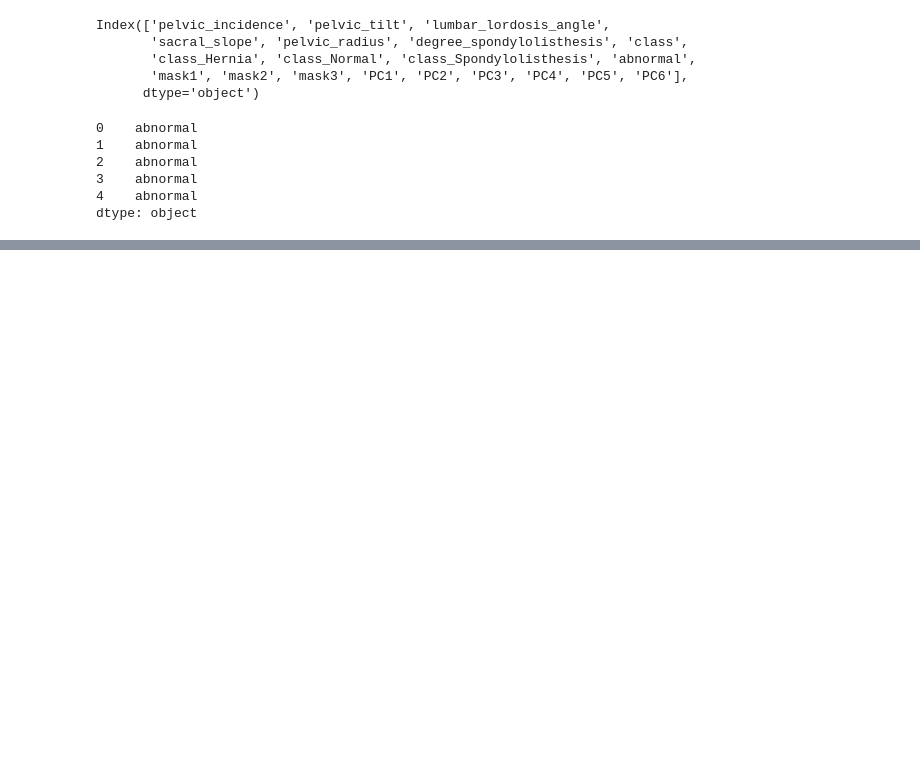
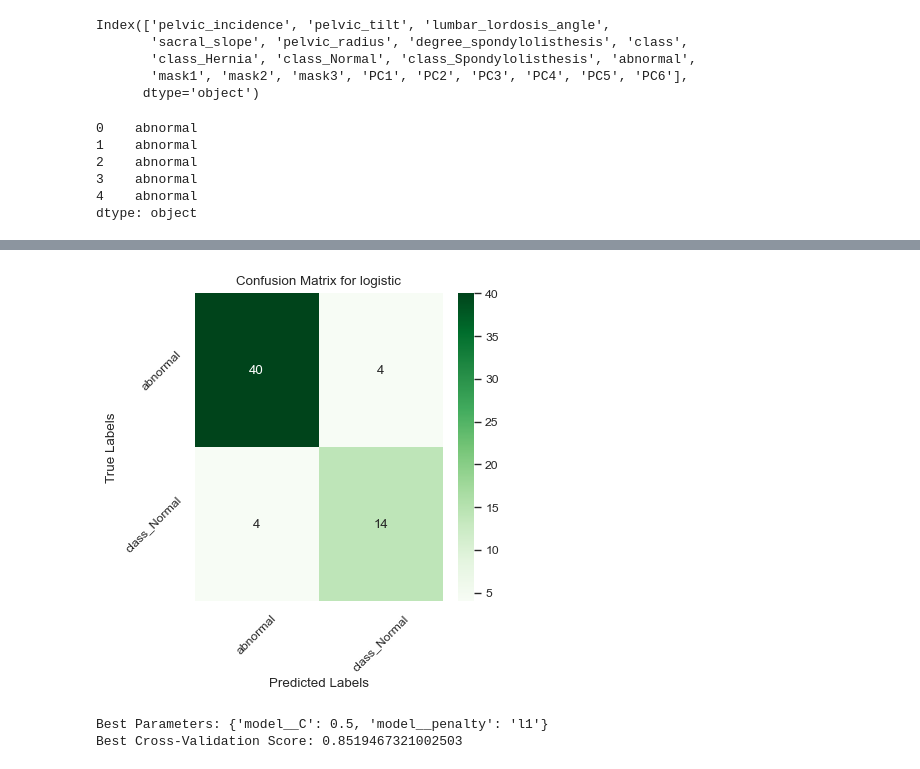
Before and after one commit to yusiGM/StrykerAI2024, a Jupyter notebook: Stryker_AI_Hackathon_YS.ipynb, the cells around one changed output, grey strips where cells are left out. Drawn from its saved outputs; the diff is of its cells as text; code cells hidden in the pictures; blank space fills up the shorter version.

```diff
--- a/Stryker_AI_Hackathon_YS.ipynb
+++ b/Stryker_AI_Hackathon_YS.ipynb
@@ -1057,23 +731,0 @@ print(dict(zip(unique, counts)))
-# %%
-X_train, X_test, y_train, y_test = train_test_split(X, y_multi, test_size=0.2, random_state=42)
-
-pipeline = Pipeline([
-    ('scaler', RobustScaler()),
-    ('logistic', LogisticRegression(solver='saga'))
-])
-
-param_grid = {
-    #'pca__n_components': [1, 2, 3, 4, 5, 6],
-    'logistic__C': [0.1, 0.2, 0.5, 1],
-    'logistic__penalty': ['l1', 'l2'],
-}
-
-grid_search = GridSearchCV(pipeline, param_grid, cv=5,scoring='f1_weighted')
-grid_search.fit(X_train, y_train)
-
-print("Best Parameters:", grid_search.best_params_)
-print("Best Cross-Validation Score:", grid_search.best_score_)
-
-y_pred = grid_search.best_estimator_.predict(X_test)
-print("\nClassification Report on Training Data:")
-print(classification_report(y_test, y_pred))
@@ -1094,6 +731,0 @@ class_Spondylolisthesis       1.00      1.00      1.00        32
-# %%
-conf_matrix = confusion_matrix(y_test, y_pred)
-print("\nConfusion Matrix:")
-print(conf_matrix)
-
-cm_plotter("Standard Challenge Random Forest",conf_matrix,y_test)
@@ -1115,0 +919,5 @@ It is interesting to see that the optimal parameters of logistic regression does
+# %%
+LRPCA_binary = MLPipeline('logistic', df, 'f1_weighted', pca=True)
+# %%
+LRPCA_binarymodel, LRPCA_binaryparamaters, LRPCA_binaryscore = LRPCA_binary.fit_model()
+LRPCA_binaryclassification_rep, LRPCA_binaryconf_matrix = LRPCA_binary.evaluate_model(LRPCA_binarymodel)
@@ -1115,0 +943,4 @@ It is interesting to see that the optimal parameters of logistic regression does
+# %%
+LRPCA_binary.plot_confusion_matrix(LRPCA_binaryconf_matrix)
+# %% [output]
+[figure, added]
@@ -1115,0 +952,6 @@ It is interesting to see that the optimal parameters of logistic regression does
+# %%
+print("Best Parameters:", LR_binaryparamaters)
+print("Best Cross-Validation Score:", LR_binaryscore)
+# %% [output]
+Best Parameters: {'model__C': 0.5, 'model__penalty': 'l1'}
+Best Cross-Validation Score: 0.8519467321002503
```
Also changed, not shown: parts of 105 cells of this notebook.
